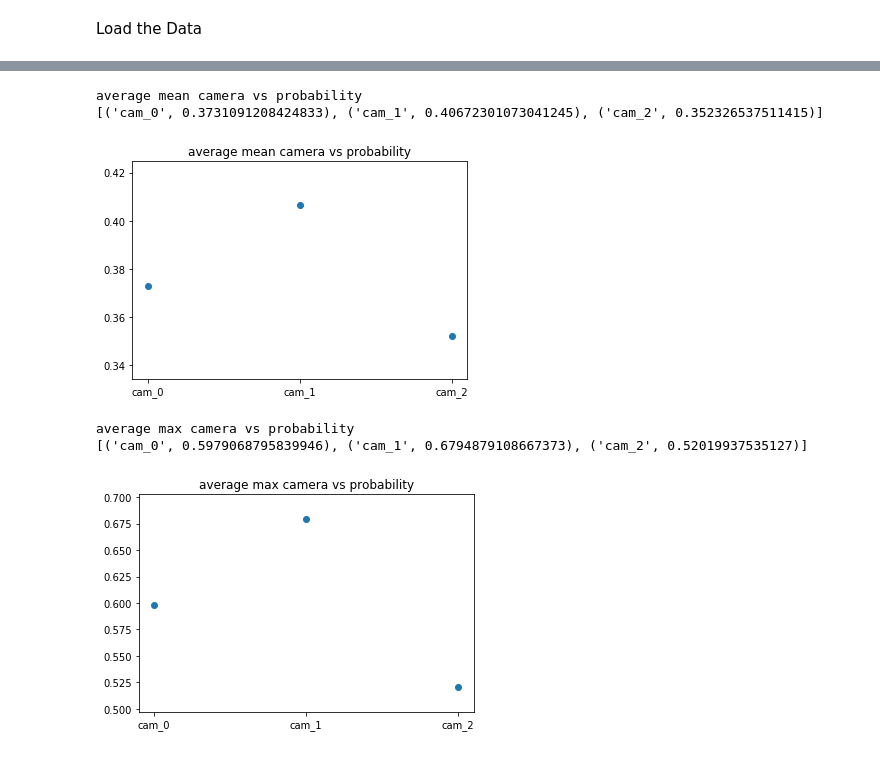
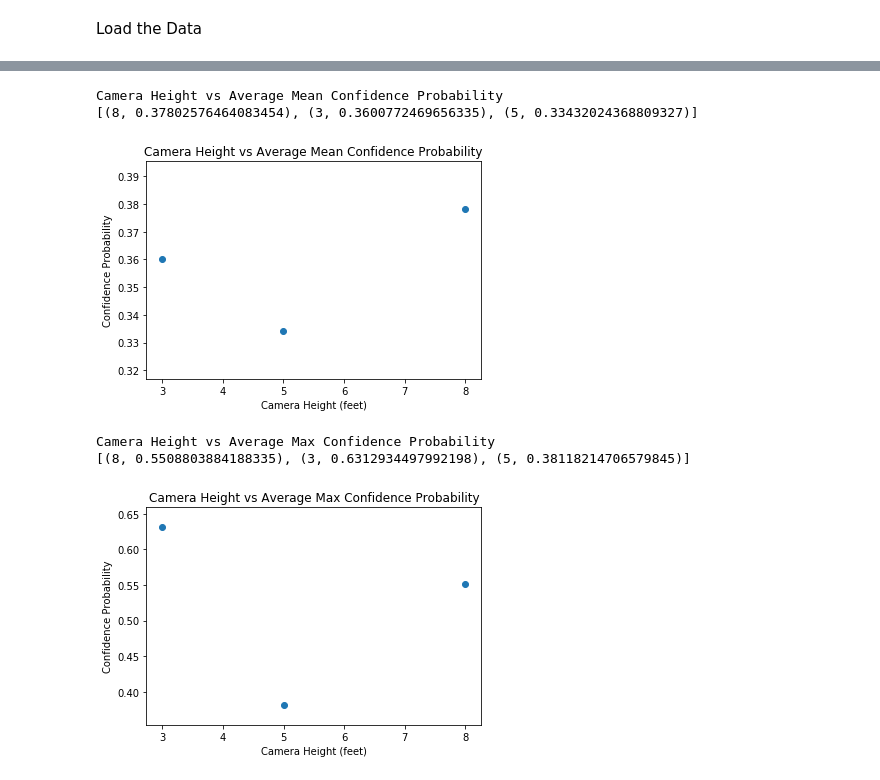
Before and after one commit to linklab-uva/iowt, a Jupyter notebook: benchmark_data_analysis.ipynb, the cells around one changed output, grey strips where cells are left out. Cells and saved outputs as stored; diff of their text form; code cells hidden in the pictures.

```diff
--- a/benchmark_data_analysis.ipynb
+++ b/benchmark_data_analysis.ipynb
@@ -6,8 +6,8 @@ import os
 # %% [markdown]
 Load the Data
 # %%
-def load_data():
-    root_dir = os.path.join(os.getcwd(), '../videos')
+def load_data(data_folder):
+    root_dir = os.path.join(os.getcwd(), '../waste_data/combine videos/'+data_folder)
     file_name = os.path.join(root_dir, 'all_data.csv')
     data = []
     with open(file_name, 'r') as f:
@@ -27,7 +27,7 @@ def load_data():
     stats = get_row_labels(1)
     data = [line[2:-1] for line in data]
     cams = [entry for entry in data[0] if entry != '']
-    objs = [entry for entry in data[1] if entry != '']
+    objs = [entry.lower() for entry in data[1] if entry != '']
     labels = [entry for entry in data[2] if entry != '']
     num_objs = len(set(objs))
     objs = objs[:num_objs]
@@ -53,7 +53,13 @@ def load_data():
     print(data.shape)
     return data, data_categories
 
-data,data_categories = load_data()
+data_folder = 'sonali videos'
+data,data_categories = load_data(data_folder)
+save_dir = os.path.join(os.getcwd(), data_folder)
+try:
+    os.mkdir(save_dir)
+except:
+    pass
 # %% [output]
 stats: ['mean', 'max']
 distance: ['3', '5', '10', '15']
@@ -126,31 +140,37 @@ average max probability vs distance
 # %%
-title = "average mean camera vs probability"
+title = "Camera Height vs Average Mean Confidence Probability"
 print(title)
 category_num = 4 # camera num
 avg_prob = data[0] # 0 - mean, 1 - max
 avg_prob = np.mean(avg_prob, axis=tuple([i for i in range(avg_prob.ndim) if i != category_num - 1]))
+rename_x = [8, 3, 5] #rename the x axis
+for i in range(len(data_categories[category_num])): data_categories[category_num][i] = rename_x[i]
 print(list(zip(data_categories[category_num], avg_prob)))
 plt.title(title)
-plt.xlabel = 'camera'
-plt.ylabel = 'probability'
+plt.xlabel('Camera Height (feet)')
+plt.ylabel('Confidence Probability')
 plt.scatter(data_categories[category_num], avg_prob)
+plt.savefig(os.path.join(save_dir, title+'.png'))
+
 plt.show()
 
-title="average max camera vs probability"
+title = "Camera Height vs Average Max Confidence Probability"
 print(title)
 category_num = 4 #camera num
 avg_prob = data[1] # 0 - mean, 1 - max
 avg_prob = np.mean(avg_prob, axis=tuple([i for i in range(avg_prob.ndim) if i != category_num - 1]))
 print(list(zip(data_categories[category_num], avg_prob)))
 plt.title(title)
-plt.xlabel = 'camera'
-plt.ylabel = 'probability'
+plt.xlabel('Camera Height (feet)')
+plt.ylabel('Confidence Probability')
 plt.scatter(data_categories[category_num], avg_prob)
+plt.savefig(os.path.join(save_dir, title+'.png'))
+
 plt.show()
 # %% [output]
-average mean camera vs probability
-[('cam_0', 0.3731091208424833), ('cam_1', 0.40672301073041245), ('cam_2', 0.352326537511415)]
+Camera Height vs Average Mean Confidence Probability
+[(8, 0.37802576464083454), (3, 0.3600772469656335), (5, 0.33432024368809327)]
-[figure, old version]
+[figure, new version]
-average max camera vs probability
-[('cam_0', 0.5979068795839946), ('cam_1', 0.6794879108667373), ('cam_2', 0.52019937535127)]
+Camera Height vs Average Max Confidence Probability
+[(8, 0.5508803884188335), (3, 0.6312934497992198), (5, 0.38118214706579845)]
-[figure, old version]
+[figure, new version]
```
Also changed, not shown: parts of 3 cells of this notebook, 4 other files.
